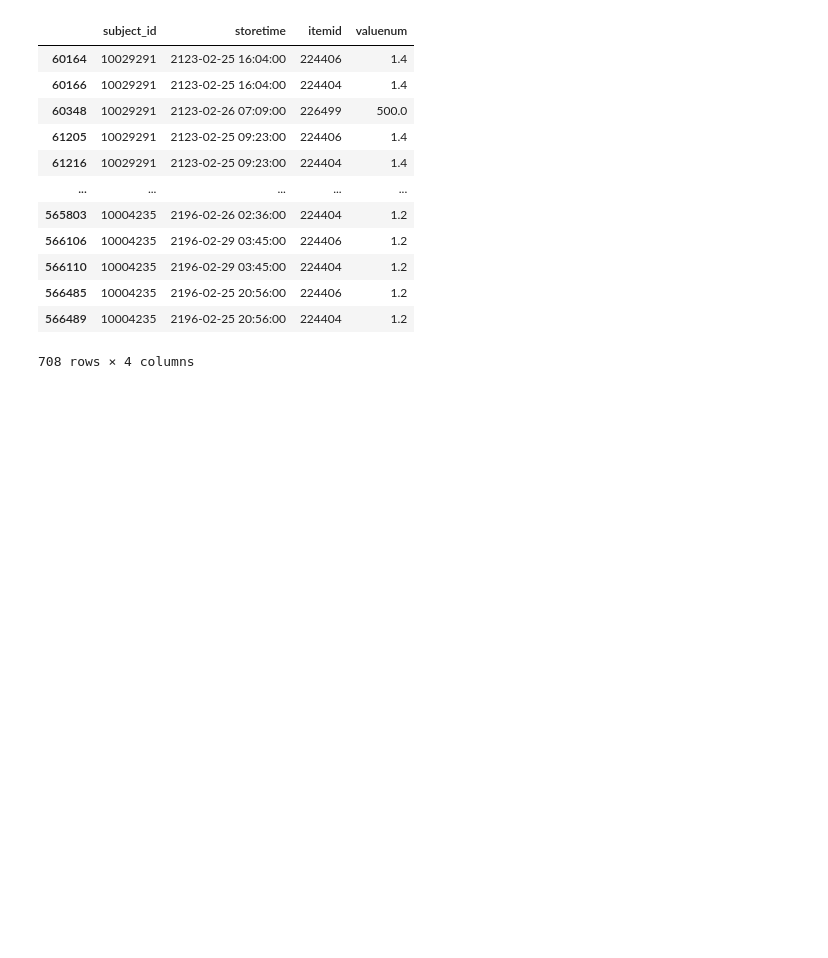
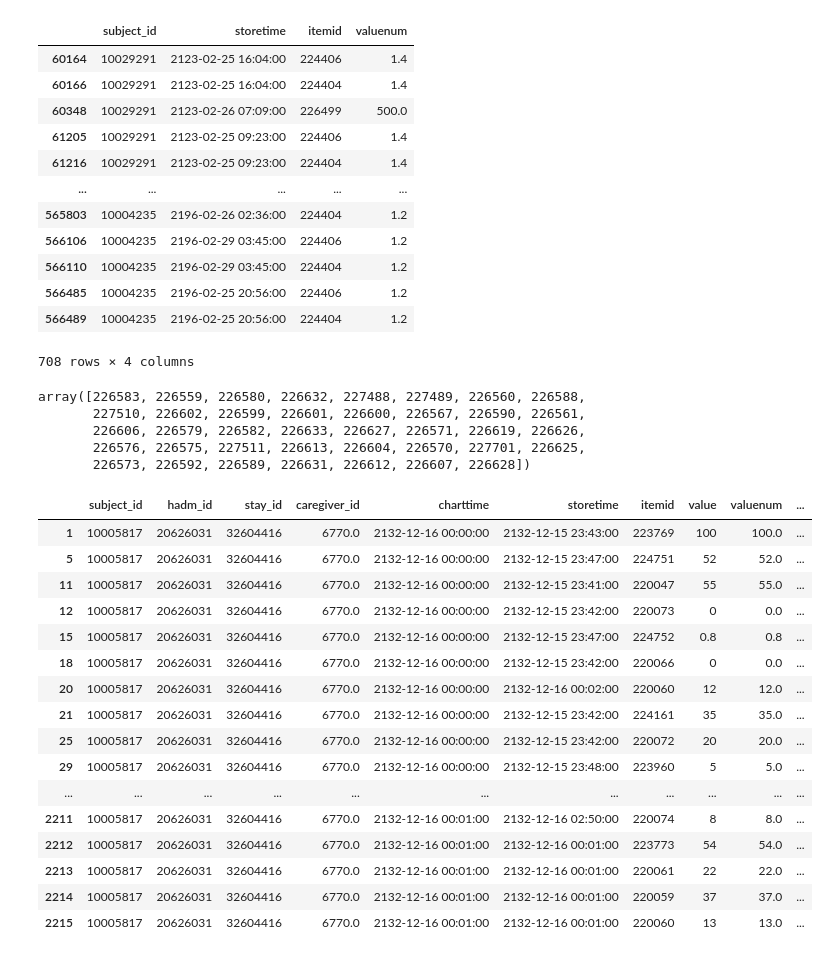
Before and after one commit to lmitchell33/Fluid-Solutions-ML, a Jupyter notebook: notebooks/testing.ipynb, the cells around one changed output. Saved outputs shown, nothing was run; the diff lists cells and outputs as text; code cells hidden in the pictures; blank space fills up the shorter version.

```diff
--- a/notebooks/testing.ipynb
+++ b/notebooks/testing.ipynb
@@ -193,3 +193,23 @@ vitals_values_of_subjects_who_have_cvp
 | 566485 | 10004235 | 2196-02-25 20:56:00 | 224406 | 1.2 |
 | 566489 | 10004235 | 2196-02-25 20:56:00 | 224404 | 1.2 |
 708 rows × 4 columns
+# %%
+import pandas as pd
+output_df = pd.read_csv("~/Fluid-Solutions-ML/data/raw/outputevents.csv")
+unique_df = output_df[
+    (~output_df['value'].isna()) &
+    (output_df['value'].astype(int) != 0) &
+    (output_df['valueuom'].astype(str) == "ml")
+]
+unique_items = unique_df['itemid'].unique()
+
+item_names = pd.read_csv("~/Fluid-Solutions-ML/data/raw/d_items.csv")
+item_names = item_names[item_names['itemid'].isin(list(unique_items))]['label'].unique()
+# item_names
+unique_items
+# %% [output]
+array([226583, 226559, 226580, 226632, 227488, 227489, 226560, 226588,
+       227510, 226602, 226599, 226601, 226600, 226567, 226590, 226561,
+       226606, 226579, 226582, 226633, 226627, 226571, 226619, 226626,
+       226576, 226575, 227511, 226613, 226604, 226570, 227701, 226625,
+       226573, 226592, 226589, 226631, 226612, 226607, 226628])
@@ -195,0 +223,33 @@ vitals_values_of_subjects_who_have_cvp
+# %%
+import pandas as pd
+import os
+chart_df = pd.read_csv(os.path.expanduser('~/Fluid-Solutions-ML/data/raw/chartevents.csv'))
+
+# chart_df_one_patient = chart_df[
+#     (chart_df['hadm_id'].astype(str) == '20626031')
+# ].drop_duplicates(subset=['charttime'])
+chart_df_one_patient = chart_df[
+    (chart_df['hadm_id'].astype(str) == '20626031') &
+    (chart_df['charttime'].astype(str).str.startswith('2132-12-16 00:0')) &
+    (~chart_df['valueuom'].isna())
+]
+
+chart_df_one_patient
+# %% [output]
+|  | subject_id | hadm_id | stay_id | caregiver_id | charttime | storetime | itemid | value | valuenum | ... |
+| 1 | 10005817 | 20626031 | 32604416 | 6770.0 | 2132-12-16 00:00:00 | 2132-12-15 23:43:00 | 223769 | 100 | 100.0 | ... |
+| 5 | 10005817 | 20626031 | 32604416 | 6770.0 | 2132-12-16 00:00:00 | 2132-12-15 23:47:00 | 224751 | 52 | 52.0 | ... |
+| 11 | 10005817 | 20626031 | 32604416 | 6770.0 | 2132-12-16 00:00:00 | 2132-12-15 23:41:00 | 220047 | 55 | 55.0 | ... |
+| 12 | 10005817 | 20626031 | 32604416 | 6770.0 | 2132-12-16 00:00:00 | 2132-12-15 23:42:00 | 220073 | 0 | 0.0 | ... |
+| 15 | 10005817 | 20626031 | 32604416 | 6770.0 | 2132-12-16 00:00:00 | 2132-12-15 23:47:00 | 224752 | 0.8 | 0.8 | ... |
+| 18 | 10005817 | 20626031 | 32604416 | 6770.0 | 2132-12-16 00:00:00 | 2132-12-15 23:42:00 | 220066 | 0 | 0.0 | ... |
+| 20 | 10005817 | 20626031 | 32604416 | 6770.0 | 2132-12-16 00:00:00 | 2132-12-16 00:02:00 | 220060 | 12 | 12.0 | ... |
+| 21 | 10005817 | 20626031 | 32604416 | 6770.0 | 2132-12-16 00:00:00 | 2132-12-15 23:42:00 | 224161 | 35 | 35.0 | ... |
+| 25 | 10005817 | 20626031 | 32604416 | 6770.0 | 2132-12-16 00:00:00 | 2132-12-15 23:42:00 | 220072 | 20 | 20.0 | ... |
+| 29 | 10005817 | 20626031 | 32604416 | 6770.0 | 2132-12-16 00:00:00 | 2132-12-15 23:48:00 | 223960 | 5 | 5.0 | ... |
+| ... | ... | ... | ... | ... | ... | ... | ... | ... | ... | ... |
+| 2211 | 10005817 | 20626031 | 32604416 | 6770.0 | 2132-12-16 00:01:00 | 2132-12-16 02:50:00 | 220074 | 8 | 8.0 | ... |
+| 2212 | 10005817 | 20626031 | 32604416 | 6770.0 | 2132-12-16 00:01:00 | 2132-12-16 00:01:00 | 223773 | 54 | 54.0 | ... |
+| 2213 | 10005817 | 20626031 | 32604416 | 6770.0 | 2132-12-16 00:01:00 | 2132-12-16 00:01:00 | 220061 | 22 | 22.0 | ... |
+| 2214 | 10005817 | 20626031 | 32604416 | 6770.0 | 2132-12-16 00:01:00 | 2132-12-16 00:01:00 | 220059 | 37 | 37.0 | ... |
+| 2215 | 10005817 | 20626031 | 32604416 | 6770.0 | 2132-12-16 00:01:00 | 2132-12-16 00:01:00 | 220060 | 13 | 13.0 | ... |
```
Also changed, not shown: parts of 1 cell of this notebook, 16 other files.
